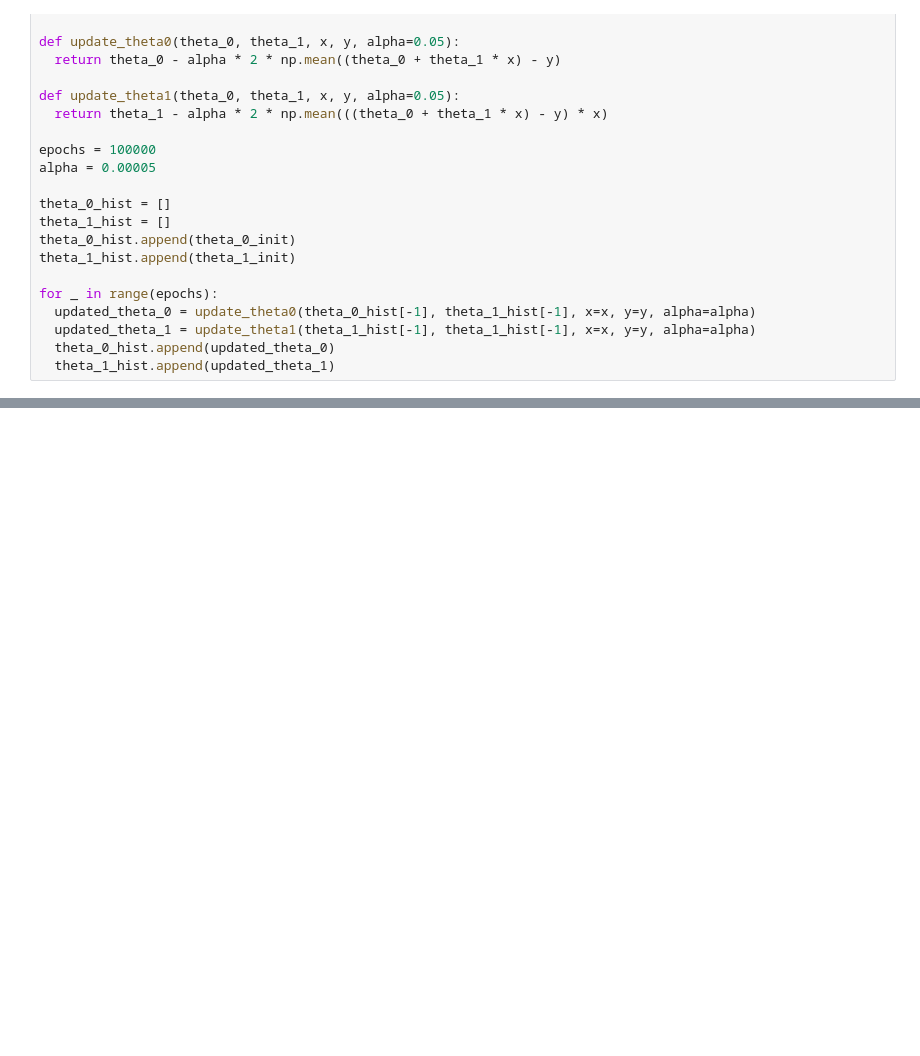
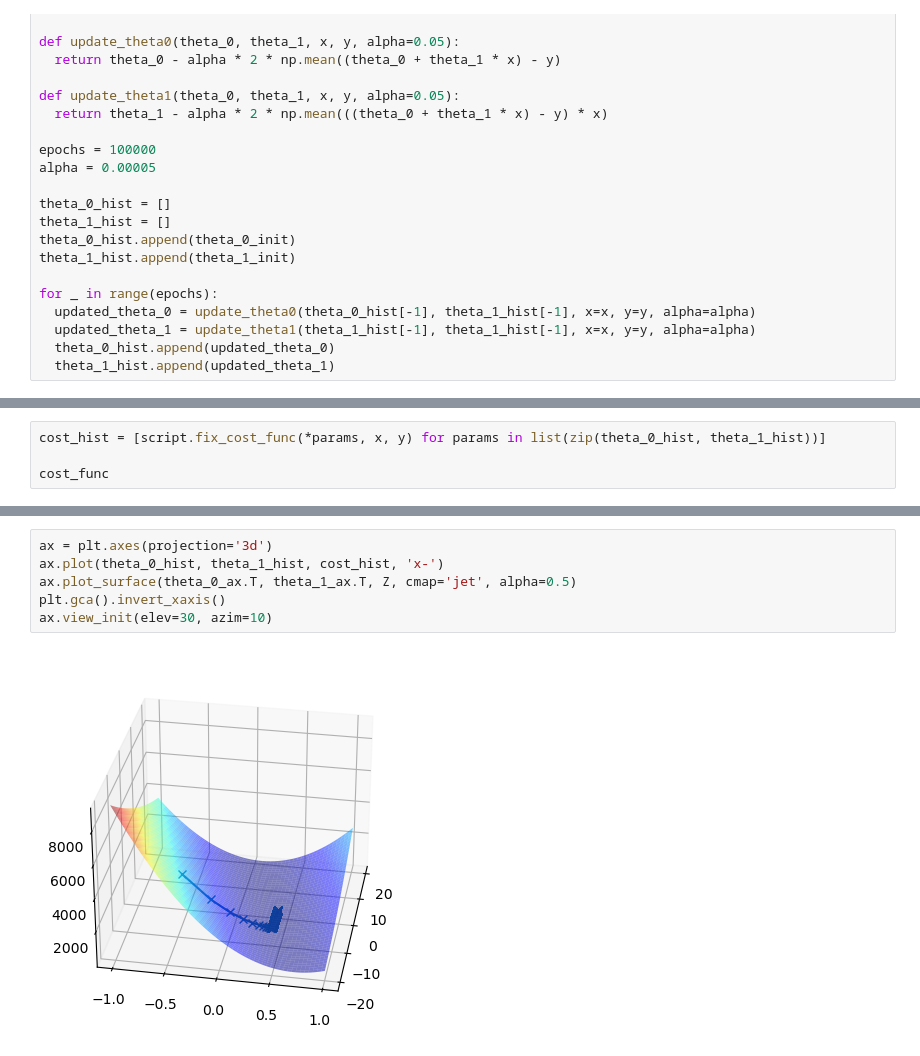
Before and after one commit to takuya178/python_machine_lerning, a Jupyter notebook: LinerRegression/index.ipynb, the cells around one changed output, grey strips where cells are left out. Saved outputs shown, nothing was run; the diff lists cells and outputs as text; blank space fills up the shorter version.

```diff
--- a/LinerRegression/index.ipynb
+++ b/LinerRegression/index.ipynb
@@ -147,0 +86,4 @@ update_theta1(theta_1_init, theta_0_init, x=x, y=y, alpha=0.00005)
+# %%
+cost_hist = [script.fix_cost_func(*params, x, y) for params in list(zip(theta_0_hist, theta_1_hist))]
+
+cost_func
@@ -147,0 +108,8 @@ update_theta1(theta_1_init, theta_0_init, x=x, y=y, alpha=0.00005)
+# %%
+ax = plt.axes(projection='3d')
+ax.plot(theta_0_hist, theta_1_hist, cost_hist, 'x-')
+ax.plot_surface(theta_0_ax.T, theta_1_ax.T, Z, cmap='jet', alpha=0.5)
+plt.gca().invert_xaxis()
+ax.view_init(elev=30, azim=10)
+# %% [output]
+[figure, added]
```
Also changed, not shown: parts of 11 cells of this notebook.
